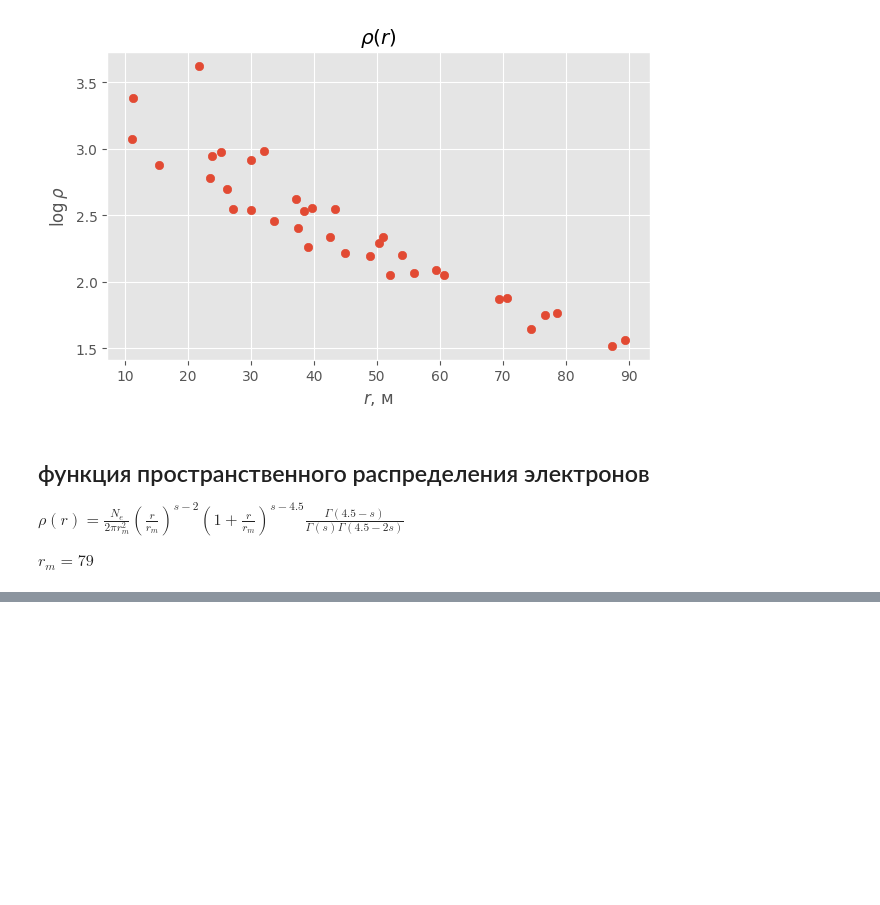
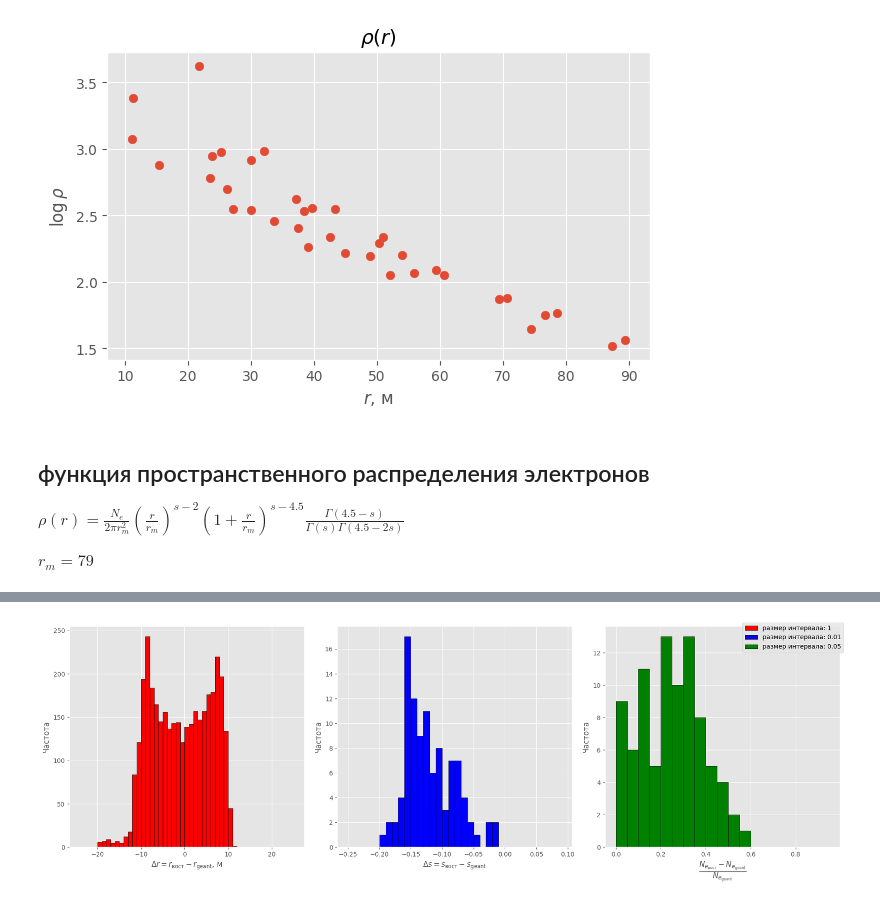
Before and after one commit to matalhim/sdf, a Jupyter notebook: corsika/main.ipynb, the cells around one changed output, grey strips where cells are left out. Cells and saved outputs as stored; diff of their text form; code cells hidden in the pictures; blank space fills up the shorter version.

```diff
--- a/corsika/main.ipynb
+++ b/corsika/main.ipynb
@@ -250,0 +253,8 @@ X
+# %%
+r_opt_array = []
+r_corsika_array = []
+
+Ne_opt_array = []
+s_opt_array = []
+
+rho_corsika_array = []
@@ -250,0 +302,45 @@ X
+# %%
+r_opt = np.concatenate(r_opt_array)
+r_corsika = np.concatenate(r_corsika_array)
+
+rho_corsika = np.concatenate(rho_corsika_array)
+# %%
+delta_r = r_opt - r_corsika
+delta_s = np.array(s_opt_array) - np.array(df['sNKGlong'])
+delta_Ne = (np.array(Ne_opt_array) -
+            np.array(df['NeNKGlong'])) / np.array(df['NeNKGlong'])
+# %%
+interval_delta_r = 1
+interval_delta_s = 0.01
+interval_delta_Ne = 0.05
+
+bin_edges_delta_r = np.arange(-24, 26, interval_delta_r)
+bin_edges_delta_s = np.arange(-0.25, 0.1, interval_delta_s)
+bin_edges_delta_Ne = np.arange(0, 1, interval_delta_Ne)
+
+fig, axes = plt.subplots(1, 3, figsize=(18, 6))
+
+# delta_r
+axes[0].hist(delta_r, bins=bin_edges_delta_r,
+             edgecolor='black', color='red', label=f'размер интервала: {interval_delta_r}')
+axes[0].set_xlabel(r'$\Delta r = r_{\text{вост}} - r_{\text{geant}}$, м')
+axes[0].set_ylabel("Частота")
+# delta_s
+axes[1].hist(delta_s, bins=bin_edges_delta_s, edgecolor='black',
+             color='blue', label=f'размер интервала: {interval_delta_s}')
+axes[1].set_xlabel(r'$\Delta s = s_{\text{вост}} - s_{\text{geant}}$')
+axes[1].set_ylabel("Частота")
+
+# delta_Ne
+axes[2].hist(delta_Ne, bins=bin_edges_delta_Ne,
+             edgecolor='black', color='green', label=f'размер интервала: {interval_delta_Ne}')
+axes[2].set_xlabel(
+    r'$\dfrac{N_{e_{\text{вост}}} - N_{e_{\text{geant}}}}{N_{e_{\text{geant}}}}$')
+axes[2].set_ylabel("Частота")
+
+fig.legend(loc="upper right", bbox_to_anchor=(1.0, 1.0))
+
+plt.tight_layout()
+plt.show()
+# %% [output]
+[figure, added]
```
Also changed, not shown: parts of 15 cells of this notebook, 1 other file.
